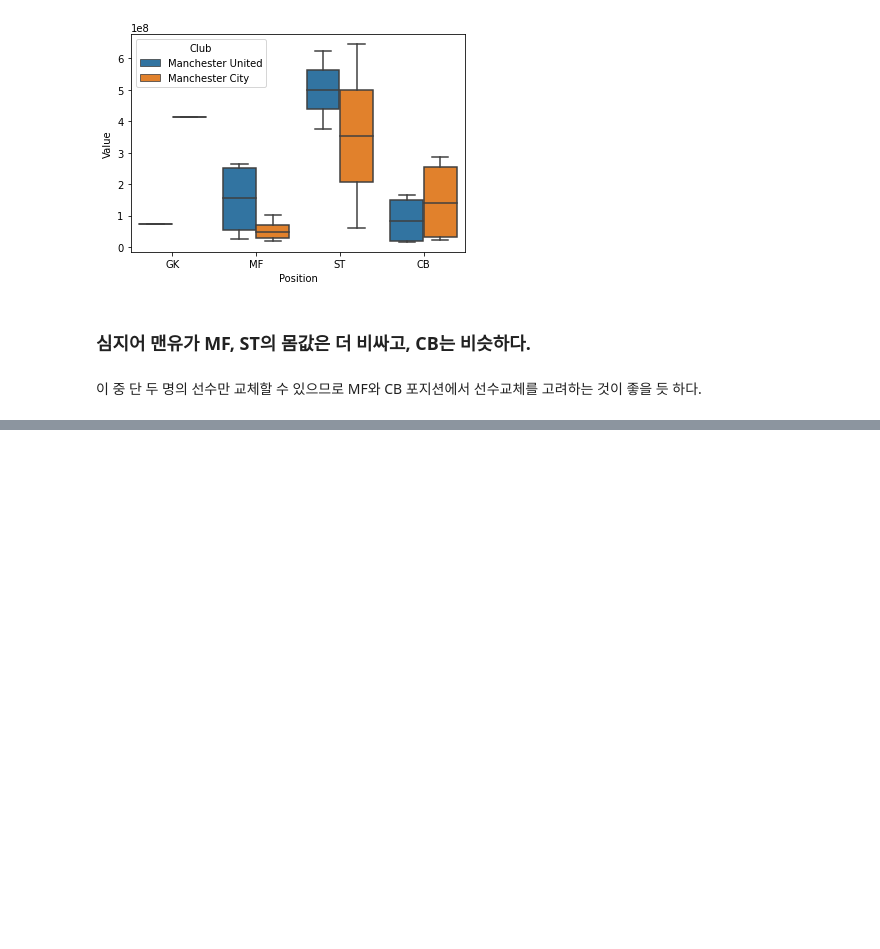
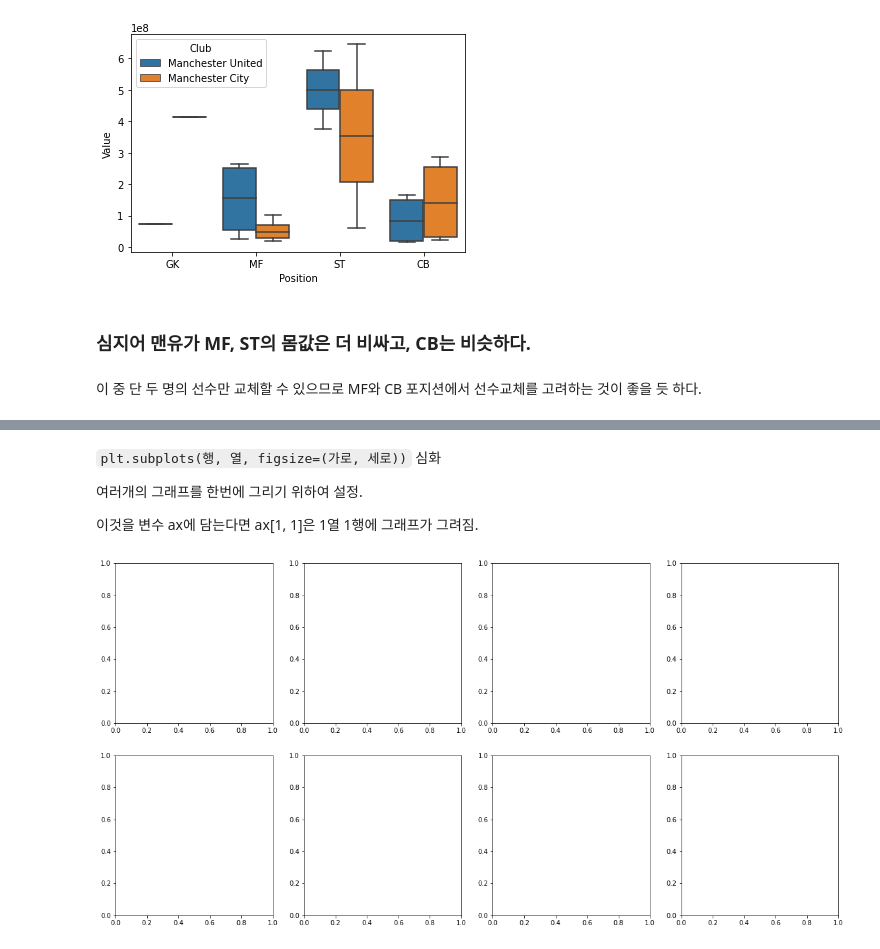
Before and after one commit to Jeong-Bin/DA-PROJECT, a Jupyter notebook: PROJECT_1 유럽 축구선수 분석.ipynb, the cells around one changed output, grey strips where cells are left out. Saved outputs shown, nothing was run; the diff lists cells and outputs as text; code cells hidden in the pictures; blank space fills up the shorter version.

```diff
--- a/PROJECT_1 유럽 축구선수 분석.ipynb
+++ b/PROJECT_1 유럽 축구선수 분석.ipynb
@@ -505,0 +565,10 @@ sns.boxplot(data = df, x = 'Position', y = 'Value', hue = 'Club')
+# %% [markdown]
+`plt.subplots(행, 열, figsize=(가로, 세로))` 심화
+
+여러개의 그래프를 한번에 그리기 위하여 설정.
+
+이것을 변수 ax에 담는다면 ax[1, 1]은 1열 1행에 그래프가 그려짐.
+# %%
+f, ax = plt.subplots(2,4, figsize = (20, 10))
+# %% [output]
+[figure, added]
```
Also changed, not shown: parts of 15 cells of this notebook.
